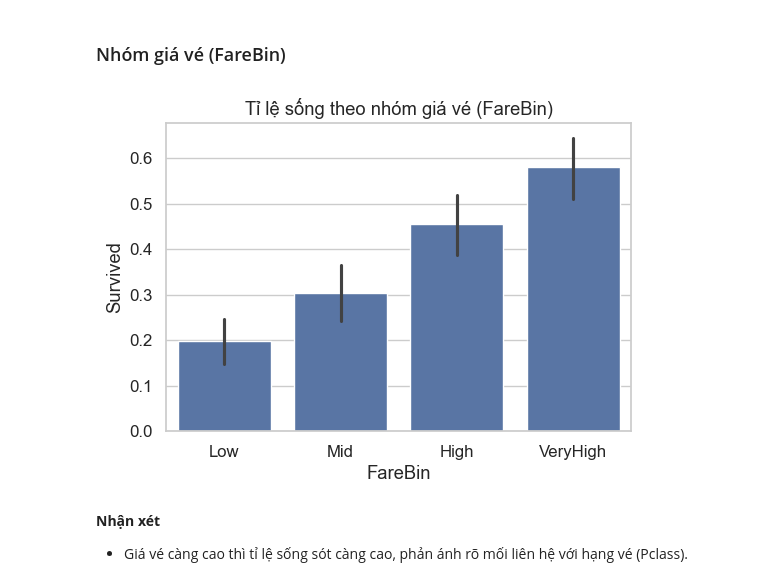
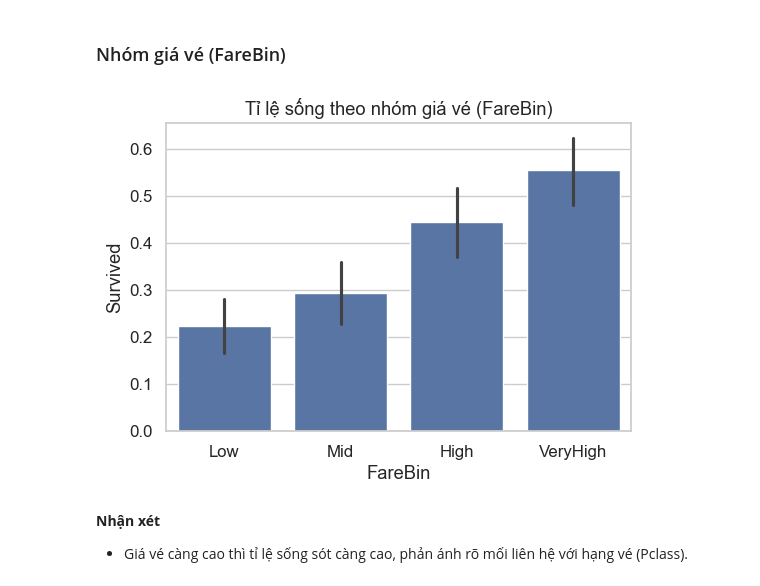
Before and after one commit to bibo0610/sgu25_ml_group, a Jupyter notebook: preprocessing/feature_engineering.ipynb, the cells around one changed output. Drawn from its saved outputs; the diff is of its cells as text; code cells hidden in the pictures.

```diff
--- a/preprocessing/feature_engineering.ipynb
+++ b/preprocessing/feature_engineering.ipynb
@@ -259,16 +259,24 @@ Name: count, dtype: int64
 # %% [markdown]
 ### Đặc trưng Family
 # %%
-for df in [df_train, df_test]:
+for df in [df_train_raw,df_valid_raw, df_test_org]:
     # FamilySize = Số người đi cùng (anh chị em, cha mẹ) + bản thân
     df["FamilySize"] = df["SibSp"] + df["Parch"] + 1
 
     # IsAlone = đi một mình
     df["IsAlone"] = (df["FamilySize"] == 1).astype(int)
 
+df_train_pre["FamilySize"] = df_train_raw["FamilySize"].values
+df_valid_pre["FamilySize"] = df_valid_raw["FamilySize"].values
+df_test_pre["FamilySize"]  = df_test_org["FamilySize"].values
+
+df_train_pre["IsAlone"] = df_train_raw["IsAlone"].values
+df_valid_pre["IsAlone"] = df_valid_raw["IsAlone"].values
+df_test_pre["IsAlone"]  = df_test_org["IsAlone"].values
+
 plt.figure(figsize=(8,5))
 
-family_counts = df_train.groupby(["FamilySize", "Survived"]).size().unstack(fill_value=0)
+family_counts = df_train_raw.groupby(["FamilySize", "Survived"]).size().unstack(fill_value=0)
 
 # Vẽ biểu đồ 2 cột
 family_counts.plot(
@@ -300,11 +308,15 @@ plt.show()
 bins = [0, 12, 18, 30, 50, 80]
 labels = ["Child", "Teen", "YoungAdult", "Adult", "Senior"]
 
-for df in [df_train, df_test]:
+for df in [df_train_raw, df_valid_raw, df_test_org]:
     df["AgeBin"] = pd.cut(df["Age"], bins=bins, labels=labels, right=False)
 
+df_train_pre["AgeBin"] = df_train_raw["AgeBin"].values
+df_valid_pre["AgeBin"] = df_valid_raw["AgeBin"].values
+df_test_pre["AgeBin"]  = df_test_org["AgeBin"].values
+
 plt.figure(figsize=(6,4))
-sns.barplot(x="AgeBin", y="Survived", data=df_train, order=labels)
+sns.barplot(x="AgeBin", y="Survived", data=df_train_raw, order=labels)
 plt.title("Tỉ lệ sống theo nhóm tuổi (AgeBin)")
 plt.show()
 # %% [output]
@@ -316,15 +328,24 @@ plt.show()
 # %% [markdown]
 ### Nhóm giá vé (FareBin)
 # %%
-df_train["FareBin"] = pd.qcut(df_train["Fare"], 4, labels=["Low", "Mid", "High", "VeryHigh"])
-df_test["FareBin"] = pd.qcut(df_test["Fare"], 4, labels=["Low", "Mid", "High", "VeryHigh"])
+labels = ["Low", "Mid", "High", "VeryHigh"]
+
+fare_bins, fare_labels = pd.qcut(df_train_raw["Fare"], 4, labels=labels, retbins=True)
+
+df_train_raw["FareBin"] = fare_bins
+df_valid_raw["FareBin"] = pd.cut(df_valid_raw["Fare"], bins=fare_labels, labels=labels, include_lowest=True)
+df_test_org["FareBin"]  = pd.cut(df_test_org["Fare"], bins=fare_labels, labels=labels, include_lowest=True)
+
+df_train_pre["FareBin"] = df_train_raw["FareBin"].values
+df_valid_pre["FareBin"] = df_valid_raw["FareBin"].values
+df_test_pre["FareBin"]  = df_test_org["FareBin"].values
 
 plt.figure(figsize=(6,4))
-sns.barplot(x="FareBin", y="Survived", data=df_train, order=["Low", "Mid", "High", "VeryHigh"])
+sns.barplot(x="FareBin", y="Survived", data=df_train_raw, order=["Low", "Mid", "High", "VeryHigh"])
 plt.title("Tỉ lệ sống theo nhóm giá vé (FareBin)")
 plt.show()
 # %% [output]
-[figure, old version]
+[figure, new version]
 # %% [markdown]
 **Nhận xét**
 - Giá vé càng cao thì tỉ lệ sống sót càng cao, phản ánh rõ mối liên hệ với hạng vé (Pclass).
```
Also changed, not shown: parts of 5 cells of this notebook, 5 other files.
